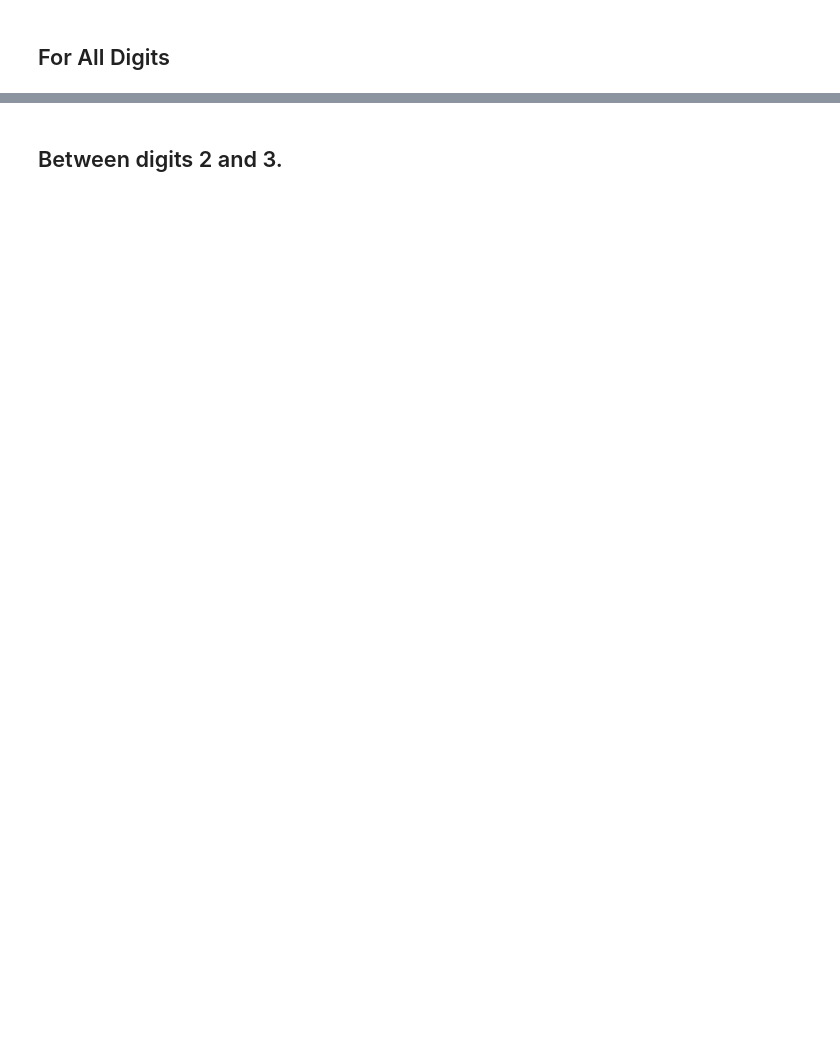
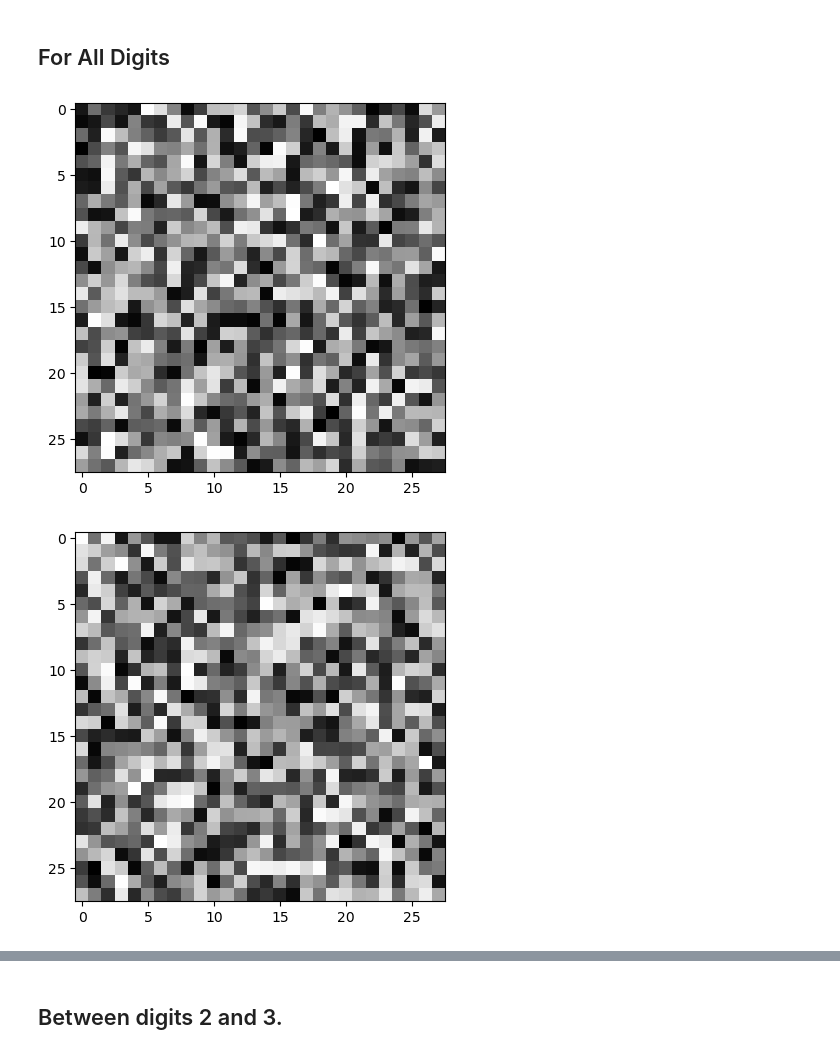
Before and after one commit to mehmet-ercan/DeepLearning, a Jupyter notebook: HW2/Homework2_244201001033_AKCAN_ERCAN.ipynb, the cells around one changed output, grey strips where cells are left out. Cells and saved outputs as stored; diff of their text form; code cells hidden in the pictures; blank space fills up the shorter version.

```diff
--- a/HW2/Homework2_244201001033_AKCAN_ERCAN.ipynb
+++ b/HW2/Homework2_244201001033_AKCAN_ERCAN.ipynb
@@ -201,5 +265,8 @@ input_optimization('test_images/3_noised.png', desired_output)
 # %%
 for i in range(10):
     desired_output = np.zeros((1, 10))  # desired_output = [0, 0, 0, 0, 0, 0, 0, 0, 0, 0]
     desired_output[0, i] = 1  # desired_output = [0, 0, 0, 1, 0, 0, 0, 0, 0, 0]
-    input_optimization(None, desired_output)
+    optimized_image = input_optimization(None, desired_output)
+# %% [output]
+[figure, added]
+[figure, added]
```
Also changed, not shown: parts of 15 cells of this notebook.
